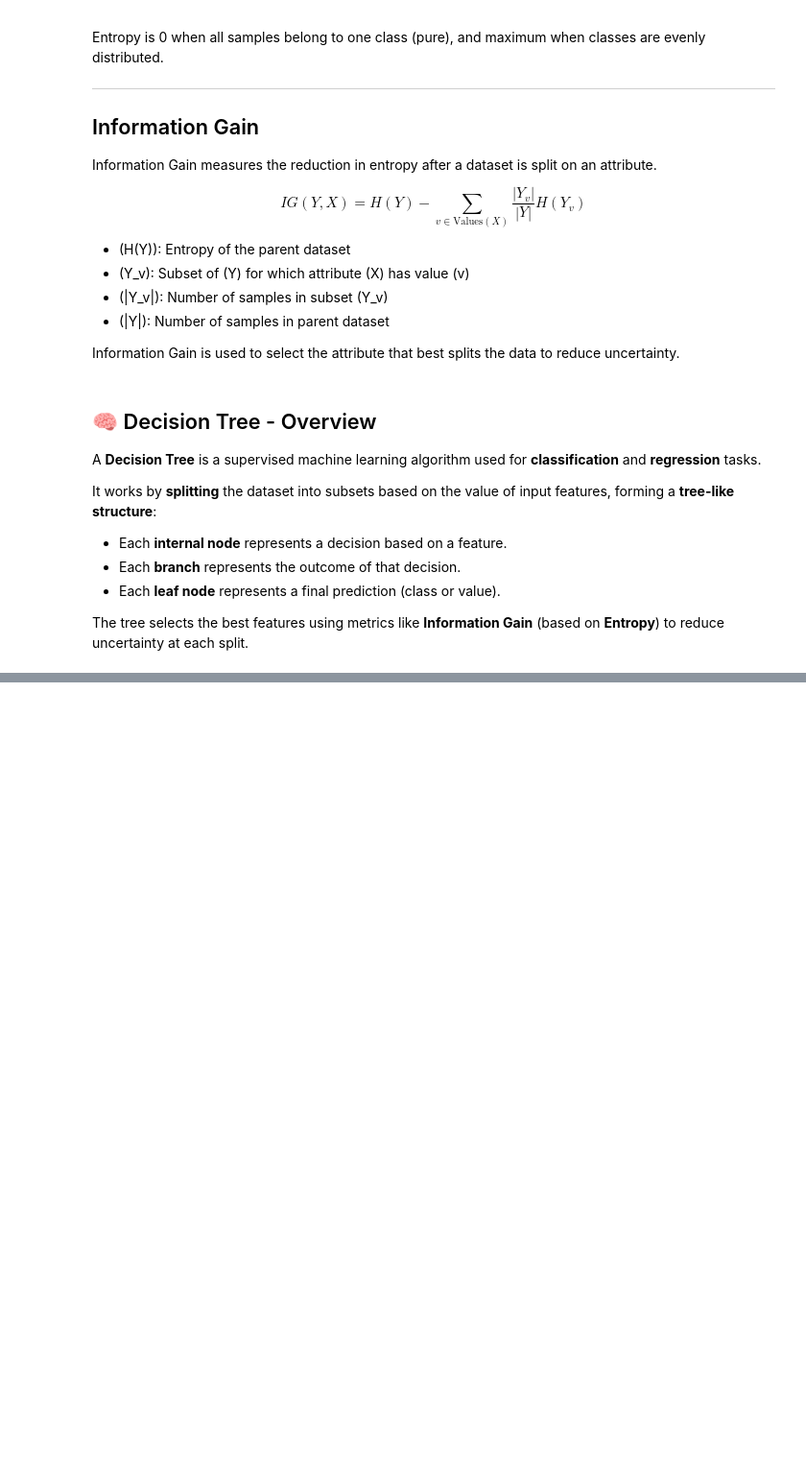
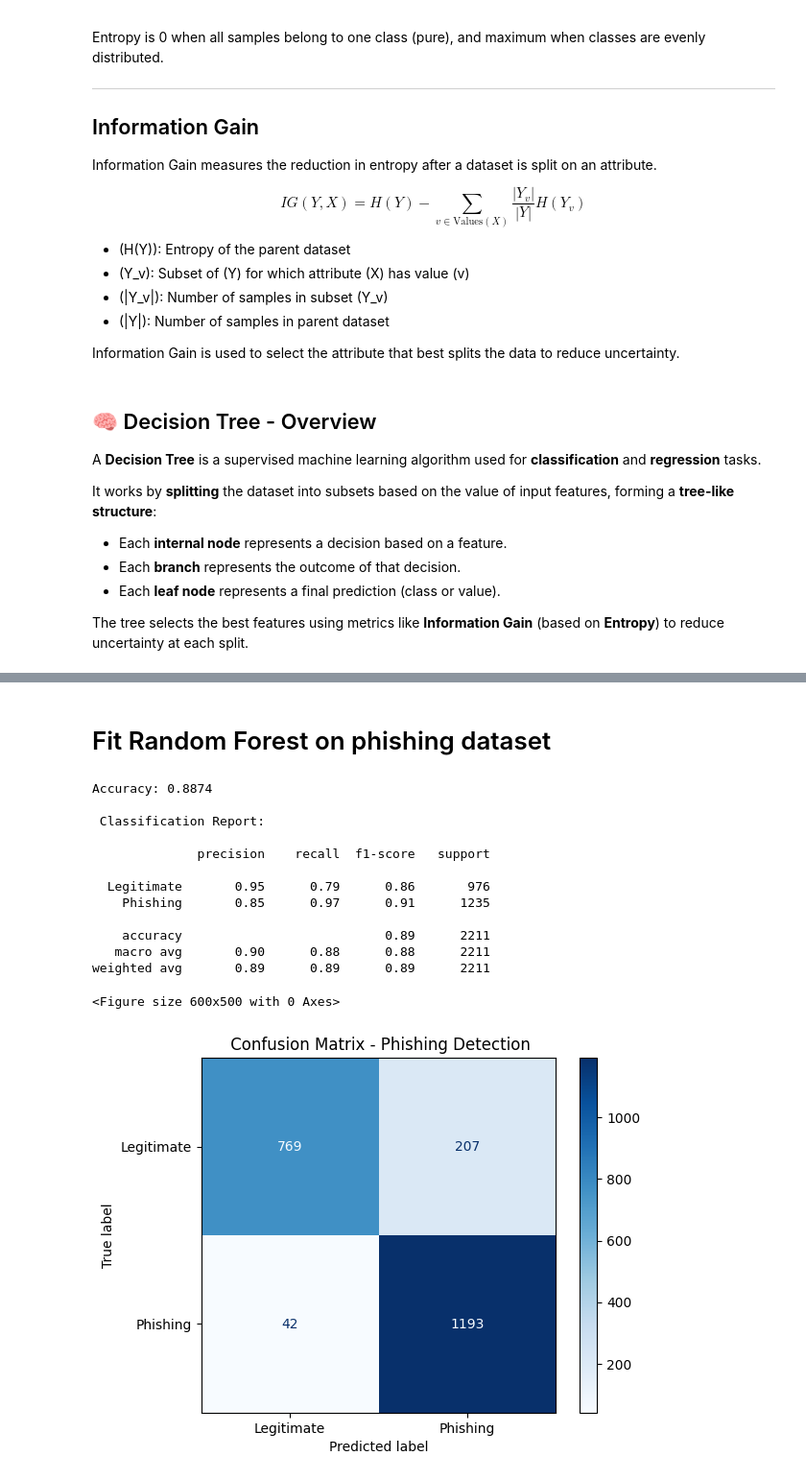
Before and after one commit to Kareemnat12/Machine_learningFinal, a Jupyter notebook: final.ipynb, the cells around one changed output, grey strips where cells are left out. Shown at 96% size. Drawn from its saved outputs; the diff is of its cells as text; code cells hidden in the pictures; blank space fills up the shorter version.

Commit message:
Implemented Random Forest algorithm and added results

```diff
--- a/final.ipynb
+++ b/final.ipynb
@@ -570,0 +542,22 @@ Key advantages of Random Forest include its ability to handle high-dimensional d
+# %% [markdown]
+# Fit Random Forest on phishing dataset
+# %%
+forest = random_forest_train(X_train, y_train, n_trees=50, max_depth=3)
+y_pred = random_forest_predict(X_test, forest)
+
+evaluate_model(y_test, y_pred)
+# %% [output]
+Accuracy: 0.8874
+
+ Classification Report:
+
+              precision    recall  f1-score   support
+
+  Legitimate       0.95      0.79      0.86       976
+    Phishing       0.85      0.97      0.91      1235
+
+    accuracy                           0.89      2211
+   macro avg       0.90      0.88      0.88      2211
+weighted avg       0.89      0.89      0.89      2211
+<Figure size 600x500 with 0 Axes>
+[figure, added]
```
Also changed, not shown: parts of 18 cells of this notebook.
